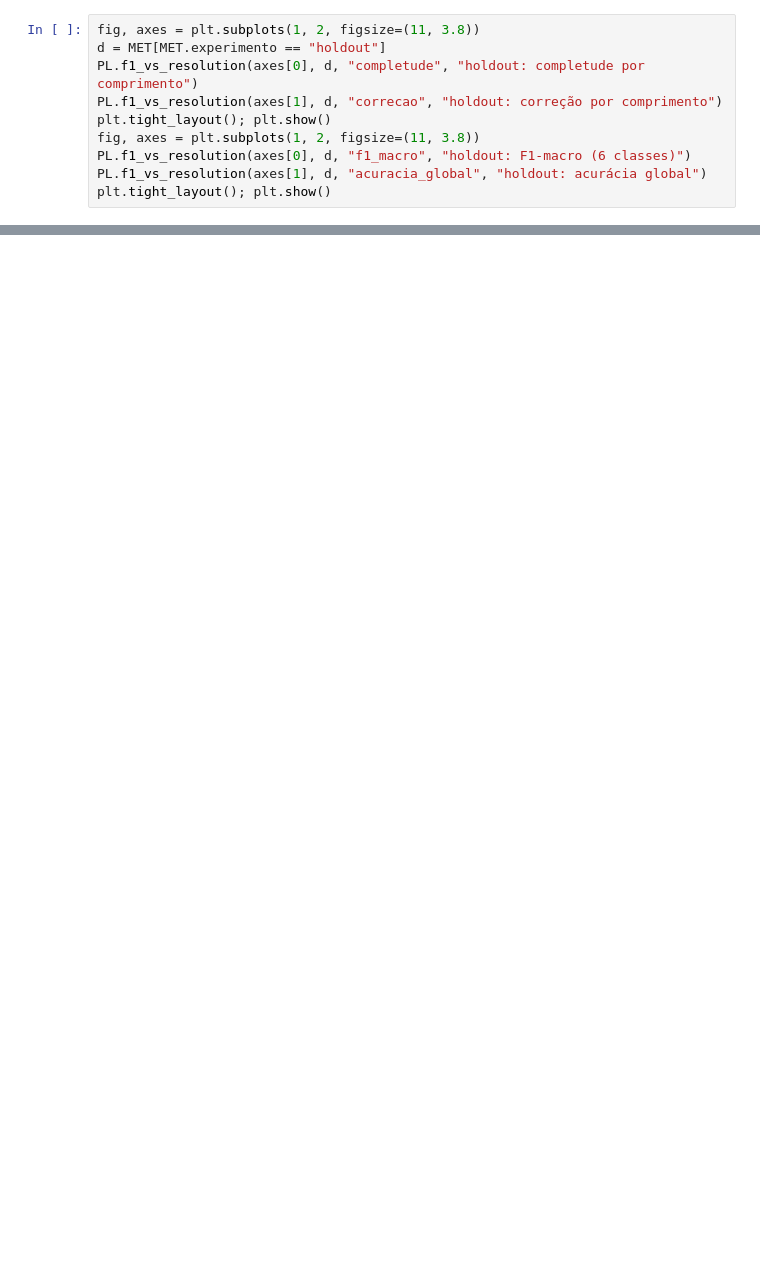
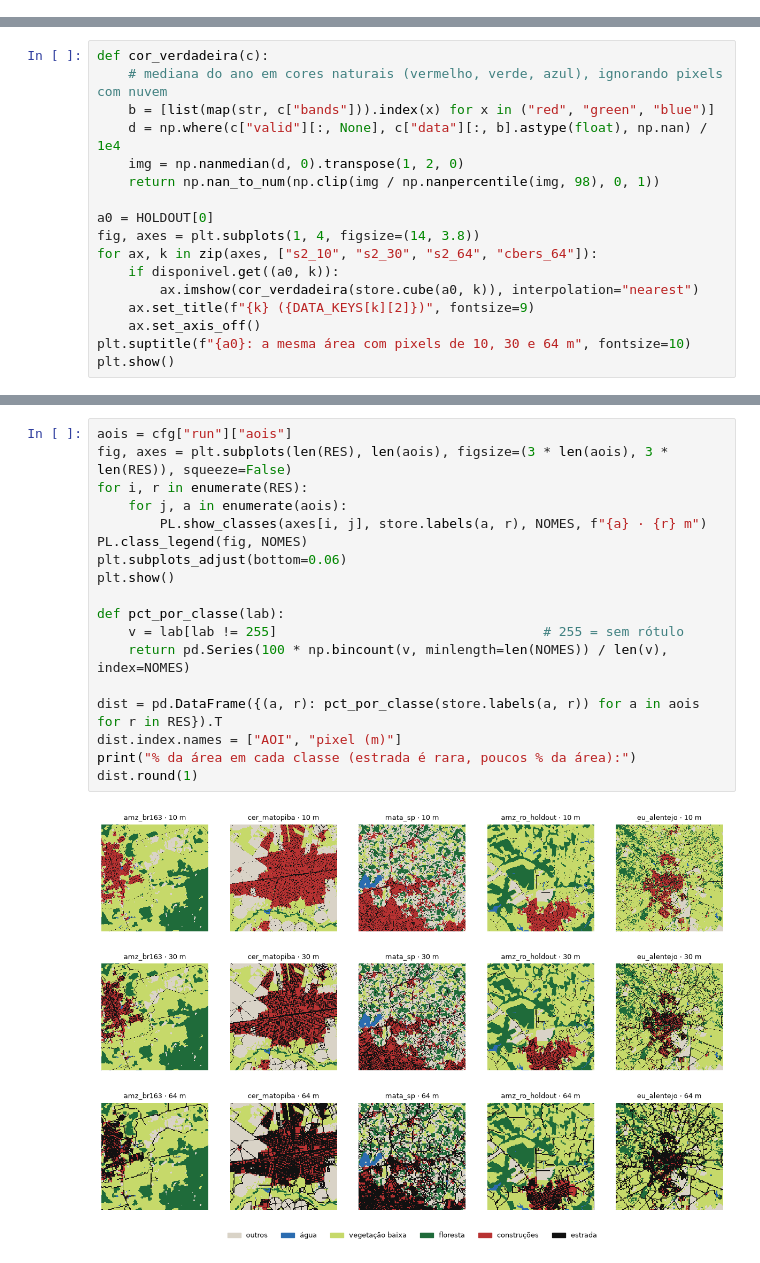
Before and after one commit to luizafcamerini/GeoAI-Semantic-Segmentation-Amazonia-Roads, a Jupyter notebook: classificacao_terreno_br.ipynb, the cells around one changed output, grey strips where cells are left out. Drawn from its saved outputs; the diff is of its cells as text; blank space fills up the shorter version.

```diff
--- a/classificacao_terreno_br.ipynb
+++ b/classificacao_terreno_br.ipynb
@@ -814,10 +0,0 @@ plt.tight_layout(); plt.savefig(RESULTS / "f1_estrada_vs_resolucao.png", dpi=150
-# %%
-fig, axes = plt.subplots(1, 2, figsize=(11, 3.8))
-d = MET[MET.experimento == "holdout"]
-PL.f1_vs_resolution(axes[0], d, "completude", "holdout: completude por comprimento")
-PL.f1_vs_resolution(axes[1], d, "correcao", "holdout: correção por comprimento")
-plt.tight_layout(); plt.show()
-fig, axes = plt.subplots(1, 2, figsize=(11, 3.8))
-PL.f1_vs_resolution(axes[0], d, "f1_macro", "holdout: F1-macro (6 classes)")
-PL.f1_vs_resolution(axes[1], d, "acuracia_global", "holdout: acurácia global")
-plt.tight_layout(); plt.show()
@@ -1077,0 +154,17 @@ tempo total do notebook: 17.8 min
+# %%
+def cor_verdadeira(c):
+    # mediana do ano em cores naturais (vermelho, verde, azul), ignorando pixels com nuvem
+    b = [list(map(str, c["bands"])).index(x) for x in ("red", "green", "blue")]
+    d = np.where(c["valid"][:, None], c["data"][:, b].astype(float), np.nan) / 1e4
+    img = np.nanmedian(d, 0).transpose(1, 2, 0)
+    return np.nan_to_num(np.clip(img / np.nanpercentile(img, 98), 0, 1))
+
+a0 = HOLDOUT[0]
+fig, axes = plt.subplots(1, 4, figsize=(14, 3.8))
+for ax, k in zip(axes, ["s2_10", "s2_30", "s2_64", "cbers_64"]):
+    if disponivel.get((a0, k)):
+        ax.imshow(cor_verdadeira(store.cube(a0, k)), interpolation="nearest")
+    ax.set_title(f"{k} ({DATA_KEYS[k][2]})", fontsize=9)
+    ax.set_axis_off()
+plt.suptitle(f"{a0}: a mesma área com pixels de 10, 30 e 64 m", fontsize=10)
+plt.show()
@@ -1077,0 +212,20 @@ tempo total do notebook: 17.8 min
+# %%
+aois = cfg["run"]["aois"]
+fig, axes = plt.subplots(len(RES), len(aois), figsize=(3 * len(aois), 3 * len(RES)), squeeze=False)
+for i, r in enumerate(RES):
+    for j, a in enumerate(aois):
+        PL.show_classes(axes[i, j], store.labels(a, r), NOMES, f"{a} · {r} m")
+PL.class_legend(fig, NOMES)
+plt.subplots_adjust(bottom=0.06)
+plt.show()
+
+def pct_por_classe(lab):
+    v = lab[lab != 255]                                  # 255 = sem rótulo
+    return pd.Series(100 * np.bincount(v, minlength=len(NOMES)) / len(v), index=NOMES)
+
+dist = pd.DataFrame({(a, r): pct_por_classe(store.labels(a, r)) for a in aois for r in RES}).T
+dist.index.names = ["AOI", "pixel (m)"]
+print("% da área em cada classe (estrada é rara, poucos % da área):")
+dist.round(1)
+# %% [output]
+[figure, added]
```
Also changed, not shown: parts of 101 cells of this notebook, 3 other files.
